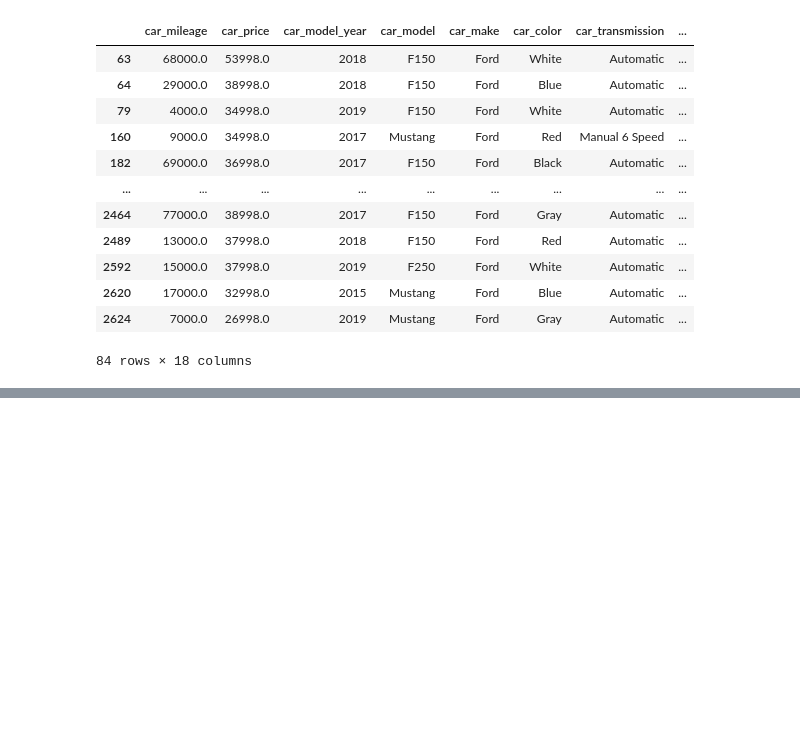
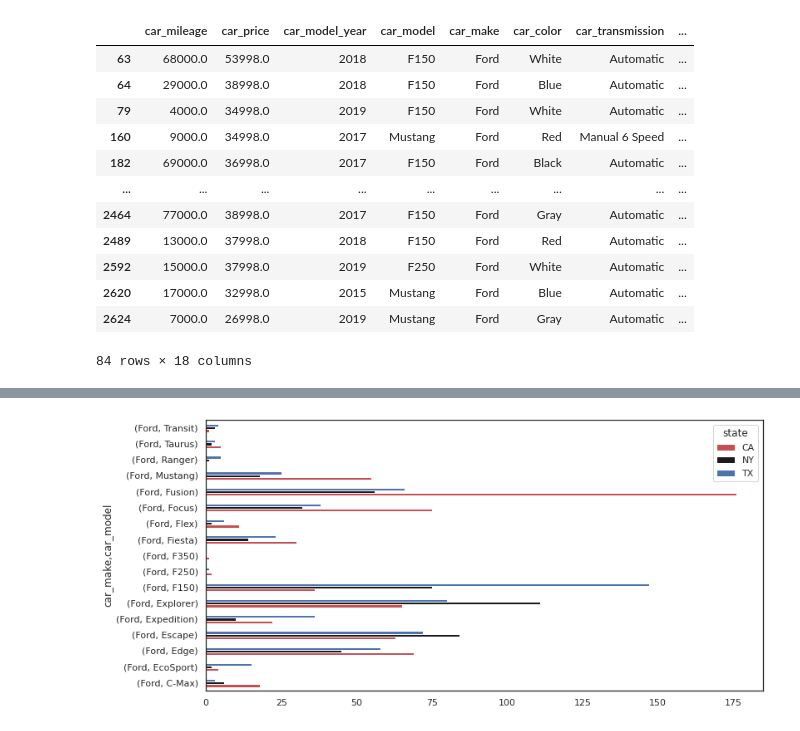
Before and after one commit to aabouie/CapStone1, a Jupyter notebook: EDA.ipynb, the cells around one changed output, grey strips where cells are left out. Saved outputs shown, nothing was run; the diff lists cells and outputs as text; code cells hidden in the pictures; blank space fills up the shorter version.

```diff
--- a/EDA.ipynb
+++ b/EDA.ipynb
@@ -218,0 +247,5 @@ ax.legend(prop={'size': 12});
+# %%
+df2=df[df.car_make=='Ford']
+df2.groupby(['state','car_make']).car_model.value_counts().unstack('state').plot.barh(figsize=(12,6),color=['r','k','b']);
+# %% [output]
+[figure, added]
```
Also changed, not shown: parts of 17 cells of this notebook.
